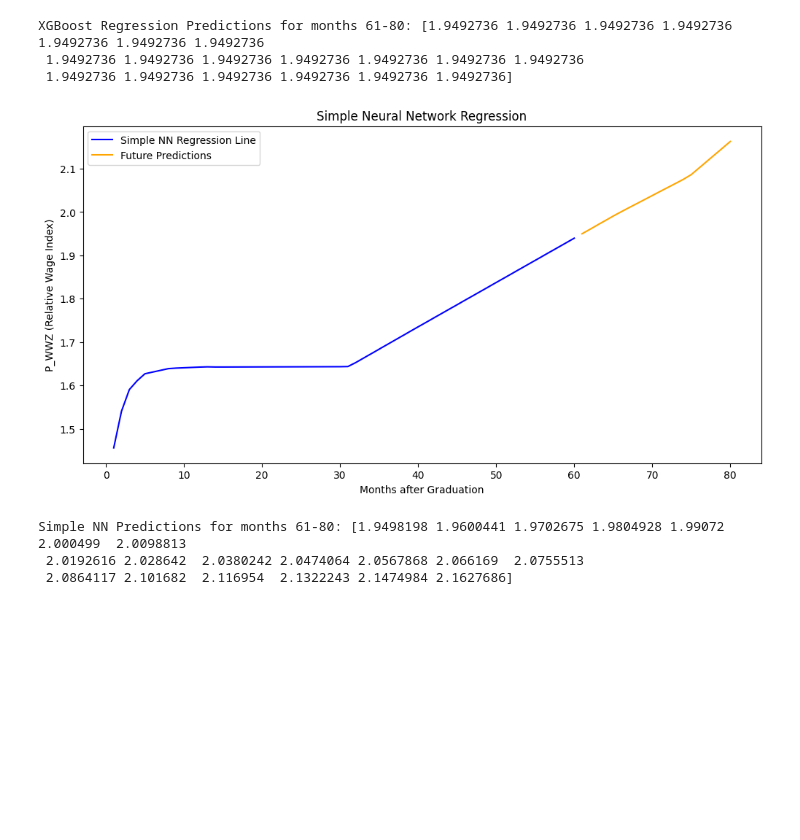
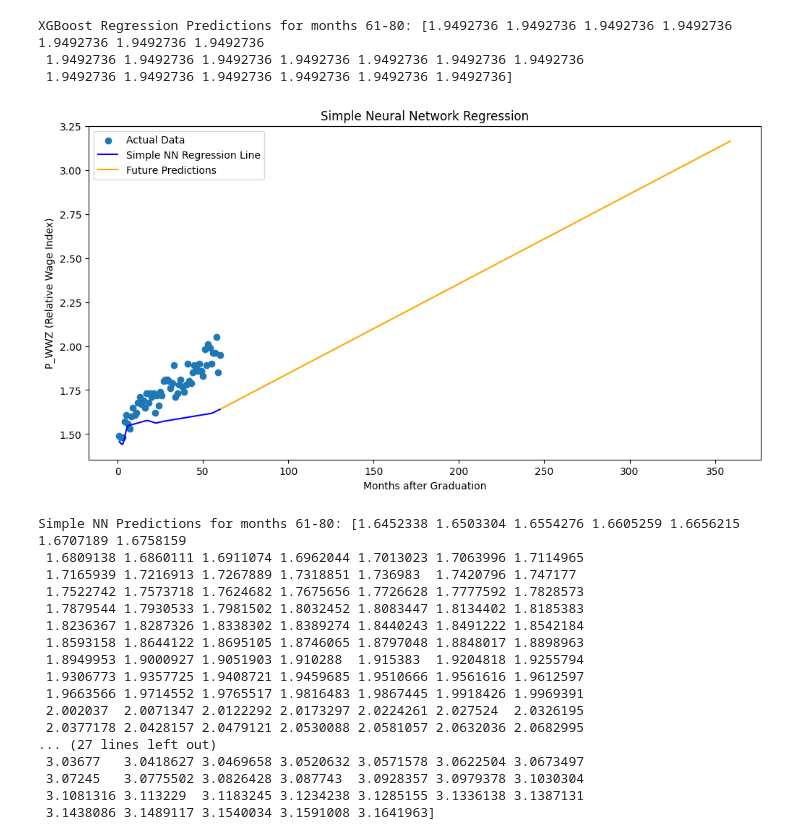
Before and after one commit to michalsko20/ela_analysis, a Jupyter notebook: model/main.ipynb, the cells around one changed output. Saved outputs shown, nothing was run; the diff lists cells and outputs as text; code cells hidden in the pictures; blank space fills up the shorter version.

```diff
--- a/model/main.ipynb
+++ b/model/main.ipynb
@@ -127,7 +127,7 @@ X = np.array(months).reshape(-1, 1)  # Months as features
 y = temp_data[[f'P_WWZ_MIES_{i}' for i in months]].median(axis=0).values  # Average salaries across rows for each month
 
 # Prepare future months for predictions (61 to 80)
-future_months = np.array(range(61, 81)).reshape(-1, 1)
+future_months = np.array(range(61, 360)).reshape(-1, 1)
 # %%
 # Linear Regression
 linear_model = LinearRegression()
@@ -490,37 +503,52 @@ optimizer = optim.Adam(simple_nn.parameters(), lr=0.01)
 
 # Train the model
 epochs = 500
 for epoch in range(epochs):
     for batch_X, batch_y in dataloader:
         optimizer.zero_grad()
         predictions = simple_nn(batch_X)
         loss = criterion(predictions, batch_y)
         loss.backward()
         optimizer.step()
 
 # Predict future values
 simple_nn.eval()
 with torch.no_grad():
     predictions = simple_nn(X_tensor).numpy()
     future_predictions = simple_nn(future_months_tensor).numpy()
 
 # Plot the results
 plt.figure(figsize=(12, 6))
+plt.scatter(x=months, y=y, label='Actual Data')
 plt.plot(X, predictions, label='Simple NN Regression Line', color='blue')
 plt.plot(future_months, future_predictions, label='Future Predictions', color='orange')
 plt.title('Simple Neural Network Regression')
 plt.xlabel('Months after Graduation')
 plt.ylabel('P_WWZ (Relative Wage Index)')
 plt.legend()
 plt.show()
 
 # Display predictions
 print(f"Simple NN Predictions for months 61-80: {future_predictions.flatten()}")
 # %% [output]
-[figure, old version]
+[figure, new version]
-Simple NN Predictions for months 61-80: [1.9498198 1.9600441 1.9702675 1.9804928 1.99072   2.000499  2.0098813
- 2.0192616 2.028642  2.0380242 2.0474064 2.0567868 2.066169  2.0755513
- 2.0864117 2.101682  2.116954  2.1322243 2.1474984 2.1627686]
+Simple NN Predictions for months 61-80: [1.6452338 1.6503304 1.6554276 1.6605259 1.6656215 1.6707189 1.6758159
+ 1.6809138 1.6860111 1.6911074 1.6962044 1.7013023 1.7063996 1.7114965
+ 1.7165939 1.7216913 1.7267889 1.7318851 1.736983  1.7420796 1.747177
+ 1.7522742 1.7573718 1.7624682 1.7675656 1.7726628 1.7777592 1.7828573
+ 1.7879544 1.7930533 1.7981502 1.8032452 1.8083447 1.8134402 1.8185383
+ 1.8236367 1.8287326 1.8338302 1.8389274 1.8440243 1.8491222 1.8542184
+ 1.8593158 1.8644122 1.8695105 1.8746065 1.8797048 1.8848017 1.8898963
+ 1.8949953 1.9000927 1.9051903 1.910288  1.915383  1.9204818 1.9255794
+ 1.9306773 1.9357725 1.9408721 1.9459685 1.9510666 1.9561616 1.9612597
+ 1.9663566 1.9714552 1.9765517 1.9816483 1.9867445 1.9918426 1.9969391
+ 2.002037  2.0071347 2.0122292 2.0173297 2.0224261 2.027524  2.0326195
+ 2.0377178 2.0428157 2.0479121 2.0530088 2.0581057 2.0632036 2.0682995
+... (27 lines left out)
+ 3.03677   3.0418627 3.0469658 3.0520632 3.0571578 3.0622504 3.0673497
+ 3.07245   3.0775502 3.0826428 3.087743  3.0928357 3.0979378 3.1030304
+ 3.1081316 3.113229  3.1183245 3.1234238 3.1285155 3.1336138 3.1387131
+ 3.1438086 3.1489117 3.1540034 3.1591008 3.1641963]
 # %%
 # Define a Deep Neural Network
 class DeepNN(nn.Module):
```
Also changed, not shown: parts of 4 cells of this notebook, 1 other file.
